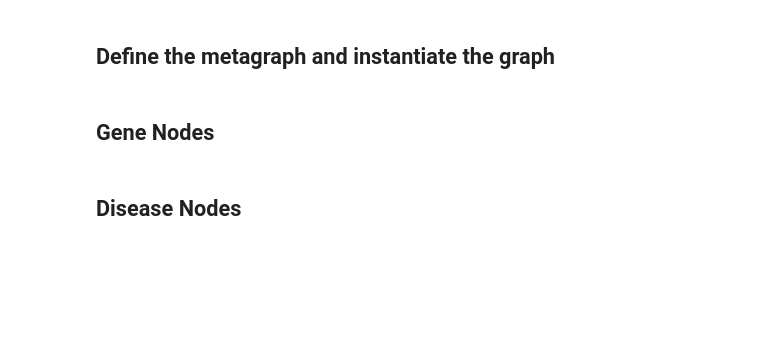
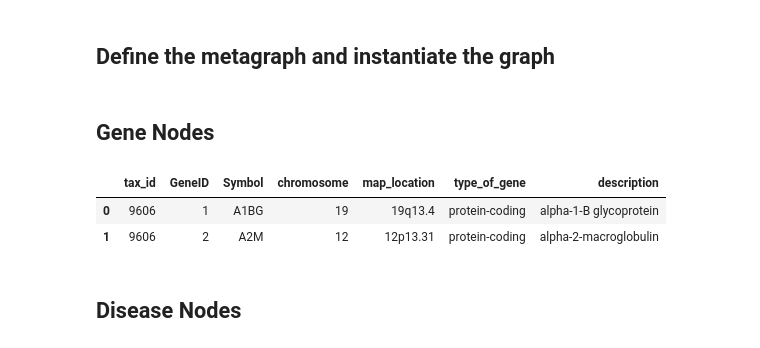
Before and after one commit to dhimmel/integrate, a Jupyter notebook: integrate.ipynb, the cells around one changed output. Saved outputs shown, nothing was run; the diff lists cells and outputs as text; code cells hidden in the pictures; blank space fills up the shorter version.

```diff
--- a/integrate.ipynb
+++ b/integrate.ipynb
@@ -83,13 +82,16 @@ graph = hetio.hetnet.Graph(metagraph)
 # %% [markdown]
 ## Gene Nodes
 # %%
-commit = '5352b31e04ec136e99d25a0ba63e8867aa71b69f'
+commit = 'a7362748a34211e5df6f2d185bb3246279760546'
 url = rawgit('dhimmel', 'entrez-gene', commit, 'data/genes-human.tsv')
 gene_df = pandas.read_table(url)
 gene_df = gene_df[gene_df.type_of_gene == 'protein-coding']
-symbol_to_gene_id = dict(zip(gene_df.Symbol, gene_df.GeneID))
 coding_genes = set(gene_df.GeneID)
 gene_df.head(2)
+# %% [output]
+|  | tax_id | GeneID | Symbol | chromosome | map_location | type_of_gene | description |
+| 0 | 9606 | 1 | A1BG | 19 | 19q13.4 | protein-coding | alpha-1-B glycoprotein |
+| 1 | 9606 | 2 | A2M | 12 | 12p13.31 | protein-coding | alpha-2-macroglobulin |
 # %%
 for i, row in gene_df.iterrows():
     if row.type_of_gene != 'protein-coding':
```
Also changed, not shown: parts of 42 cells of this notebook, 3 other files.
